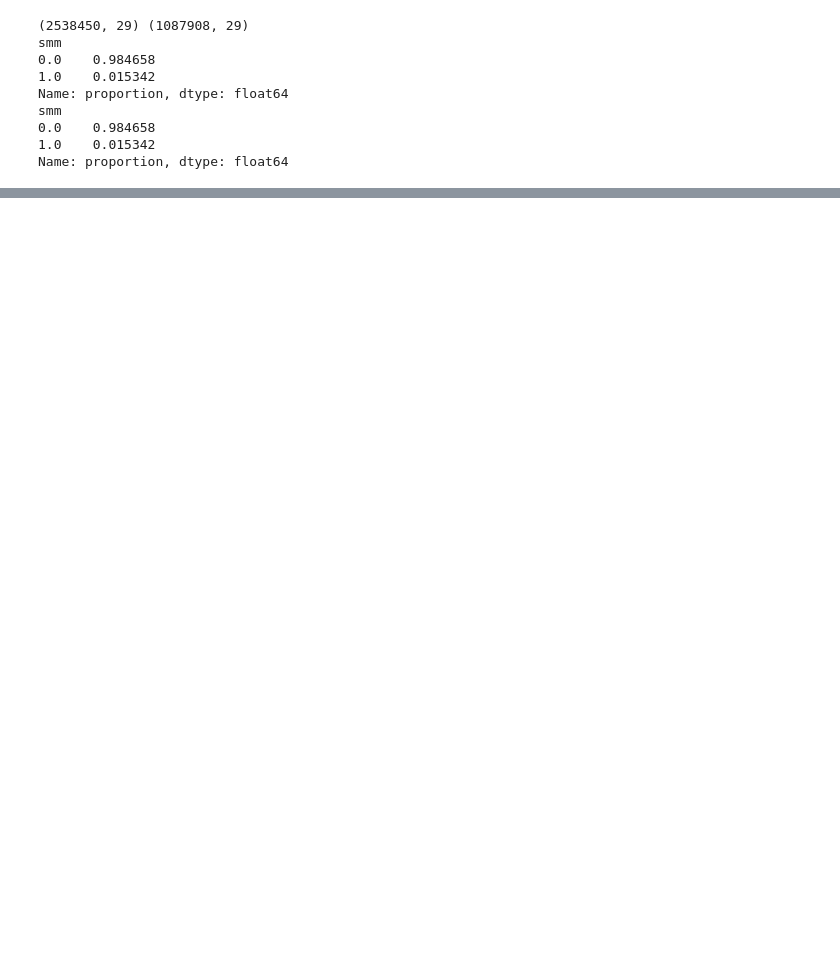
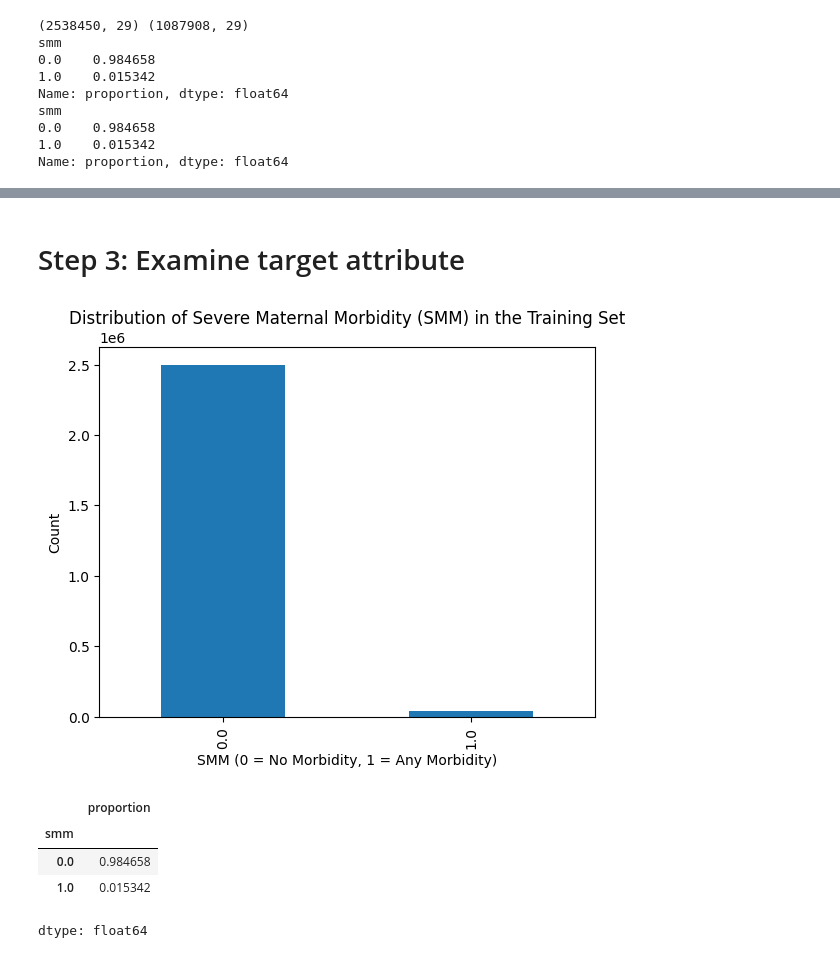
Before and after one commit to stephaniediamond3/DATA71200, a Jupyter notebook: Project_2.ipynb, the cells around one changed output, grey strips where cells are left out. Drawn from its saved outputs; the diff is of its cells as text; code cells hidden in the pictures; blank space fills up the shorter version.

```diff
--- a/Project_2.ipynb
+++ b/Project_2.ipynb
@@ -142,0 +7,14 @@ Step 2: Divide into a training set and a testing set.
+# %%
+!pip install gdown pyarrow
+
+import gdown
+import pandas as pd
+
+# file URL:
+# https://drive.google.com/file/d/1rzpkN4pT8HUgLq8HaXOKBFVGXfSe9FVq/view?usp=sharing
+file_id = "1rzpkN4pT8HUgLq8HaXOKBFVGXfSe9FVq"
+url = f"https://drive.google.com/uc?id={file_id}"
+
+gdown.download(url, "natality2024_trimmed_clean.parquet", quiet=False)
+
+df = pd.read_parquet("natality2024_trimmed_clean.parquet")
@@ -345,0 +164,21 @@ plt.show()
+# %% [markdown]
+# Step 3: Examine target attribute
+# %%
+import matplotlib.pyplot as plt
+
+# distribution of SMM in the training set
+y_train.value_counts().plot(kind="bar")
+plt.title("Distribution of Severe Maternal Morbidity (SMM) in the Training Set")
+plt.xlabel("SMM (0 = No Morbidity, 1 = Any Morbidity)")
+plt.ylabel("Count")
+plt.show()
+
+# proportions
+y_train.value_counts(normalize=True)
+# %% [output]
+[figure, added]
+|  | proportion |
+| smm |  |
+| 0.0 | 0.984658 |
+| 1.0 | 0.015342 |
+dtype: float64
```
Also changed, not shown: parts of 62 cells of this notebook.
